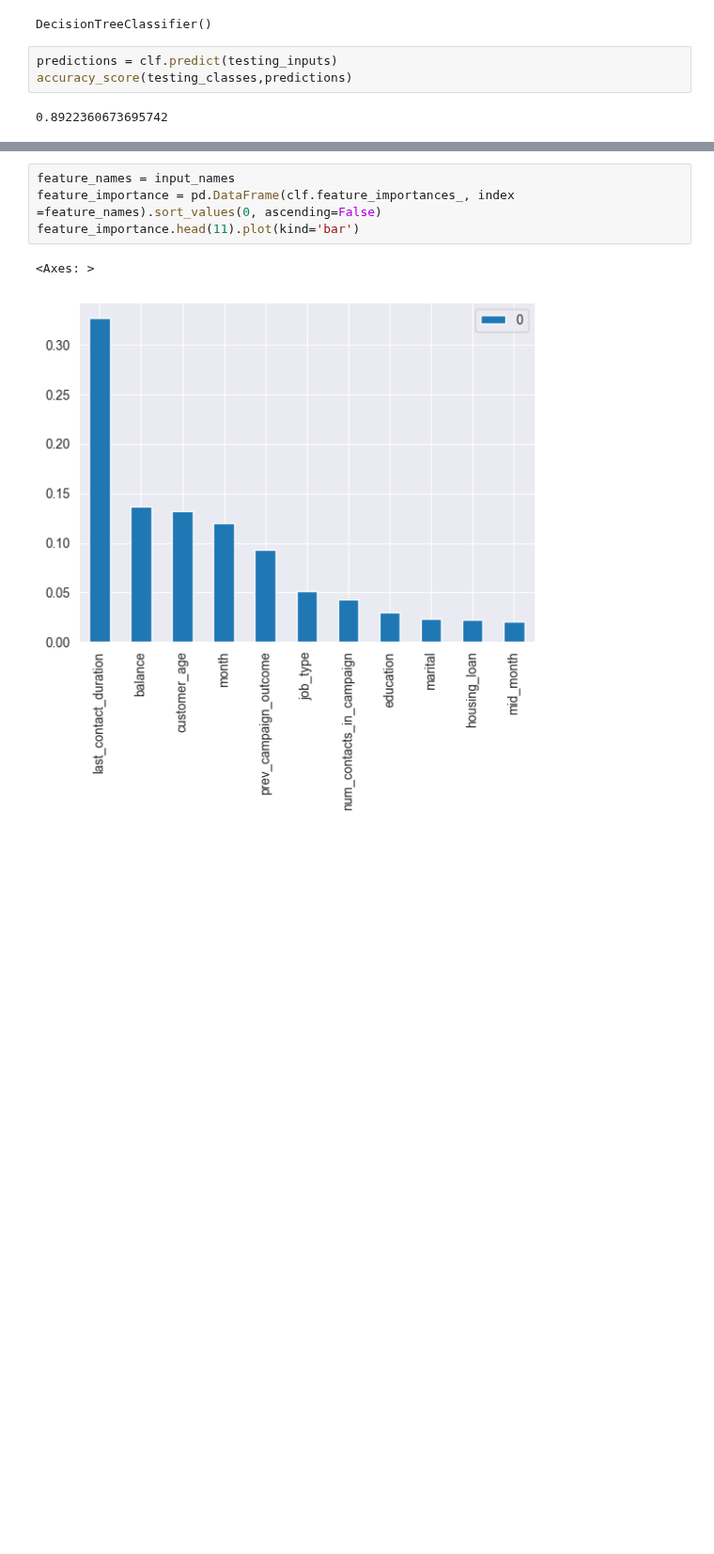
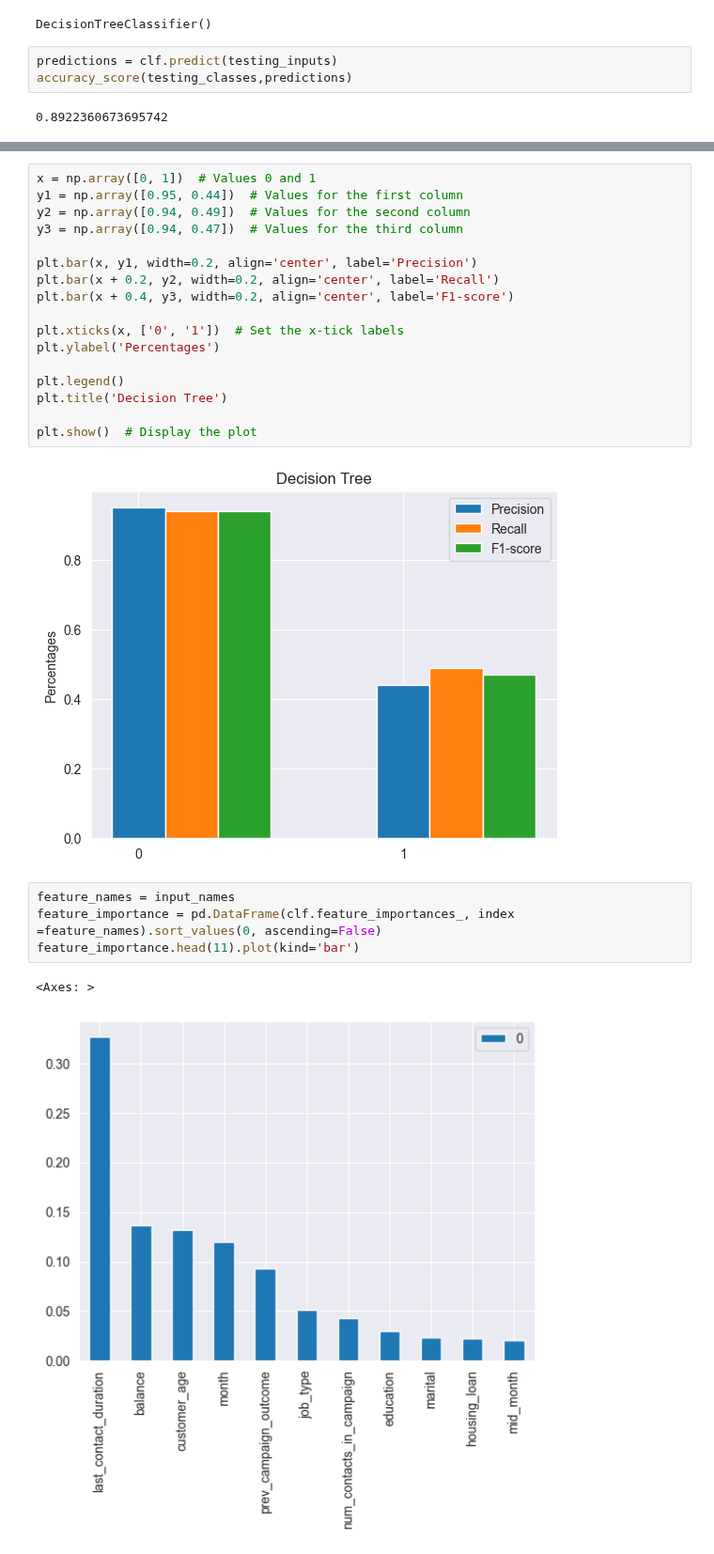
Before and after one commit to brunabrasil/FEUP-IA, a Jupyter notebook: project2/decisionTree.ipynb, the cells around one changed output, grey strips where cells are left out. Shown at 94% size. Saved outputs shown, nothing was run; the diff lists cells and outputs as text; blank space fills up the shorter version.

Commit message:
added graphs for powerpoint

```diff
--- a/project2/decisionTree.ipynb
+++ b/project2/decisionTree.ipynb
@@ -249,3 +262,22 @@ accuracy_score(testing_classes,predictions)
+# %%
+x = np.array([0, 1])  # Values 0 and 1
+y1 = np.array([0.95, 0.44])  # Values for the first column
+y2 = np.array([0.94, 0.49])  # Values for the second column
+y3 = np.array([0.94, 0.47])  # Values for the third column
+
+plt.bar(x, y1, width=0.2, align='center', label='Precision')
+plt.bar(x + 0.2, y2, width=0.2, align='center', label='Recall')
+plt.bar(x + 0.4, y3, width=0.2, align='center', label='F1-score')
+
+plt.xticks(x, ['0', '1'])  # Set the x-tick labels
+plt.ylabel('Percentages')
+
+plt.legend()
+plt.title('Decision Tree')
+
+plt.show()  # Display the plot
+# %% [output]
+[figure, added]
 # %%
 feature_names = input_names
 feature_importance = pd.DataFrame(clf.feature_importances_, index =feature_names).sort_values(0, ascending=False)
```
Also changed, not shown: parts of 1 cell of this notebook, 3 other files.
